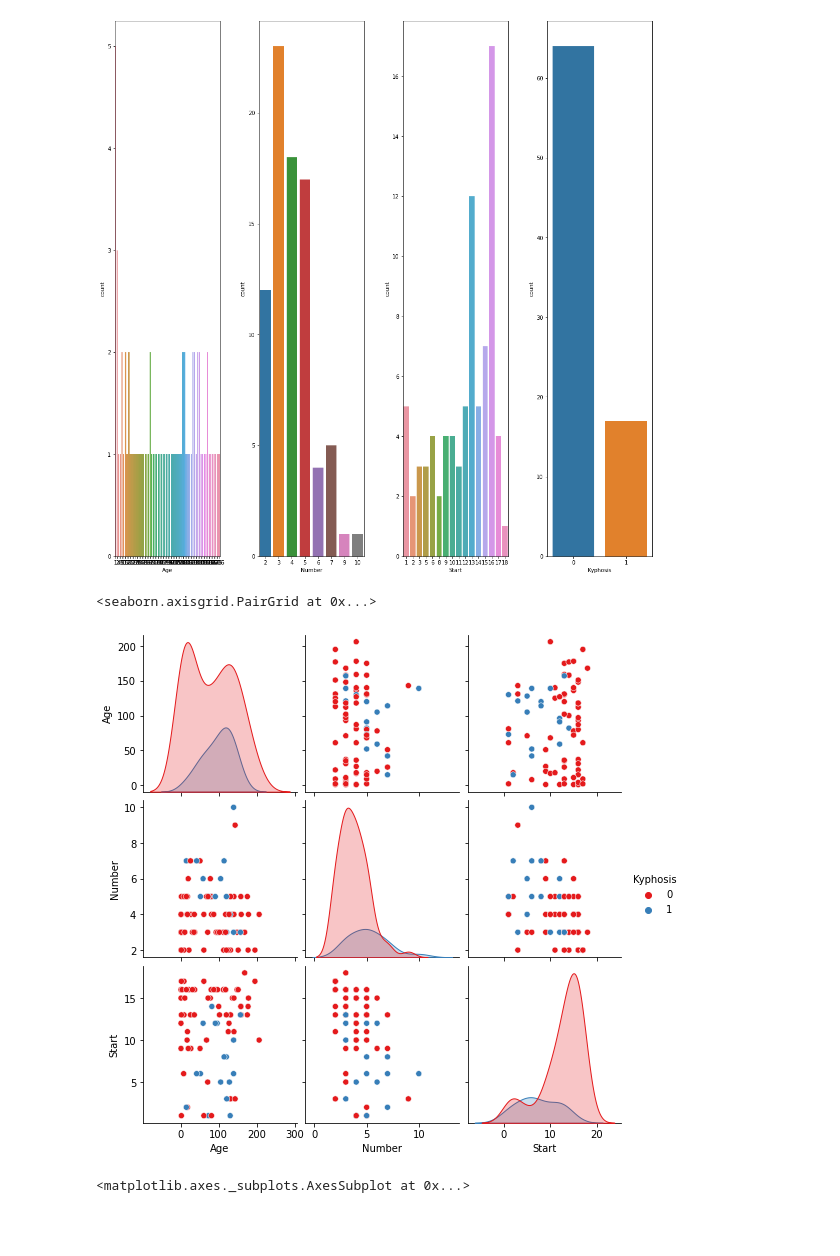
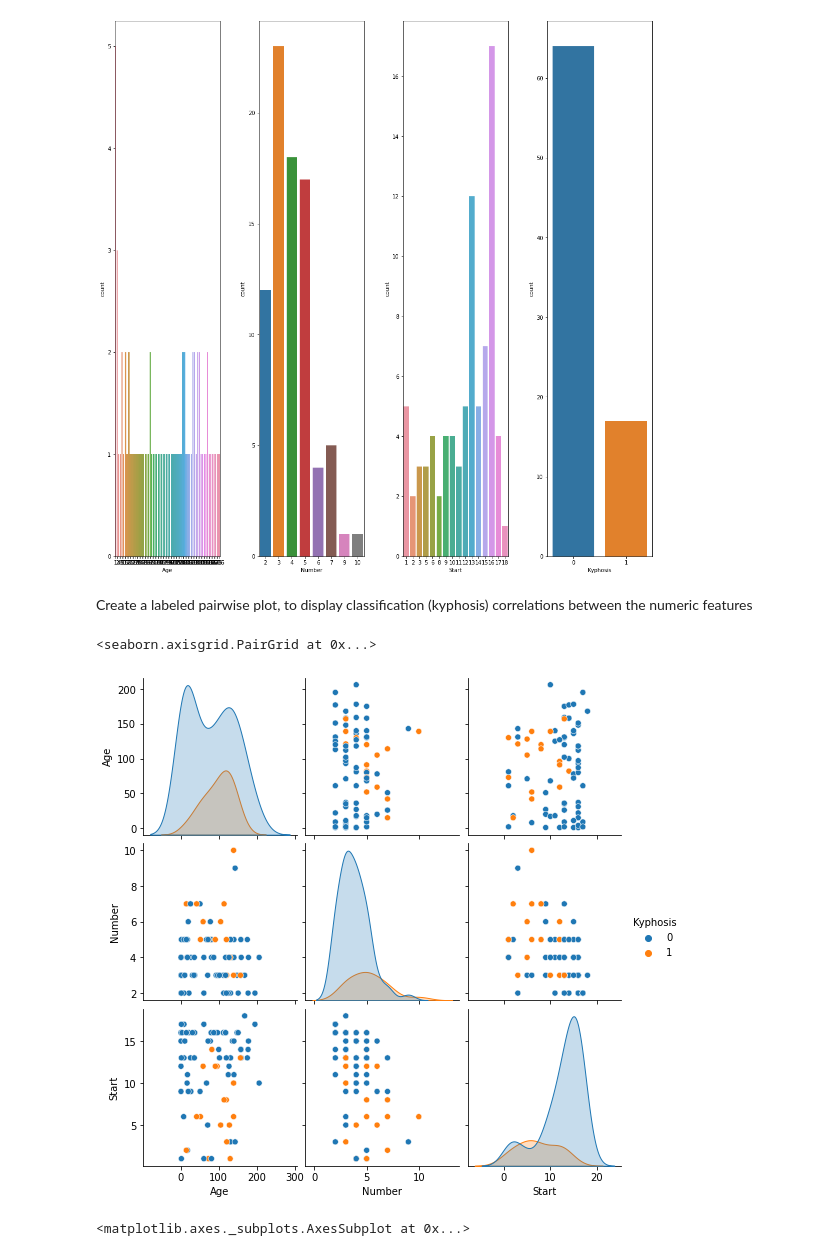
Before and after one commit to jayaemekar/Appiled-Machine-Learning, a Jupyter notebook: JELab5.ipynb, the cells around one changed output. Drawn from its saved outputs; the diff is of its cells as text; code cells hidden in the pictures; blank space fills up the shorter version.

```diff
--- a/JELab5.ipynb
+++ b/JELab5.ipynb
@@ -119,12 +123,14 @@ sns.countplot(x="Kyphosis", data=df, ax=axes[3])
 fig.tight_layout(pad=3.0)
 # %% [output]
 [figure]
-# %%
-#sns.pairplot(df,hue='Kyphosis')
-sns.pairplot(df,hue='Kyphosis',palette='Set1')
-# %% [output]
-<seaborn.axisgrid.PairGrid at 0x...>
-[figure, removed]
+# %% [markdown]
+Create a labeled pairwise plot, to display classification (kyphosis) correlations between the
+numeric features
+# %%
+sns.pairplot(df,hue='Kyphosis')
+# %% [output]
+<seaborn.axisgrid.PairGrid at 0x...>
+[figure, added]
 # %%
 df_corr = df.corr()
 sns.heatmap(df_corr, cmap="YlGnBu", annot=True)
```
Also changed, not shown: parts of 49 cells of this notebook.
